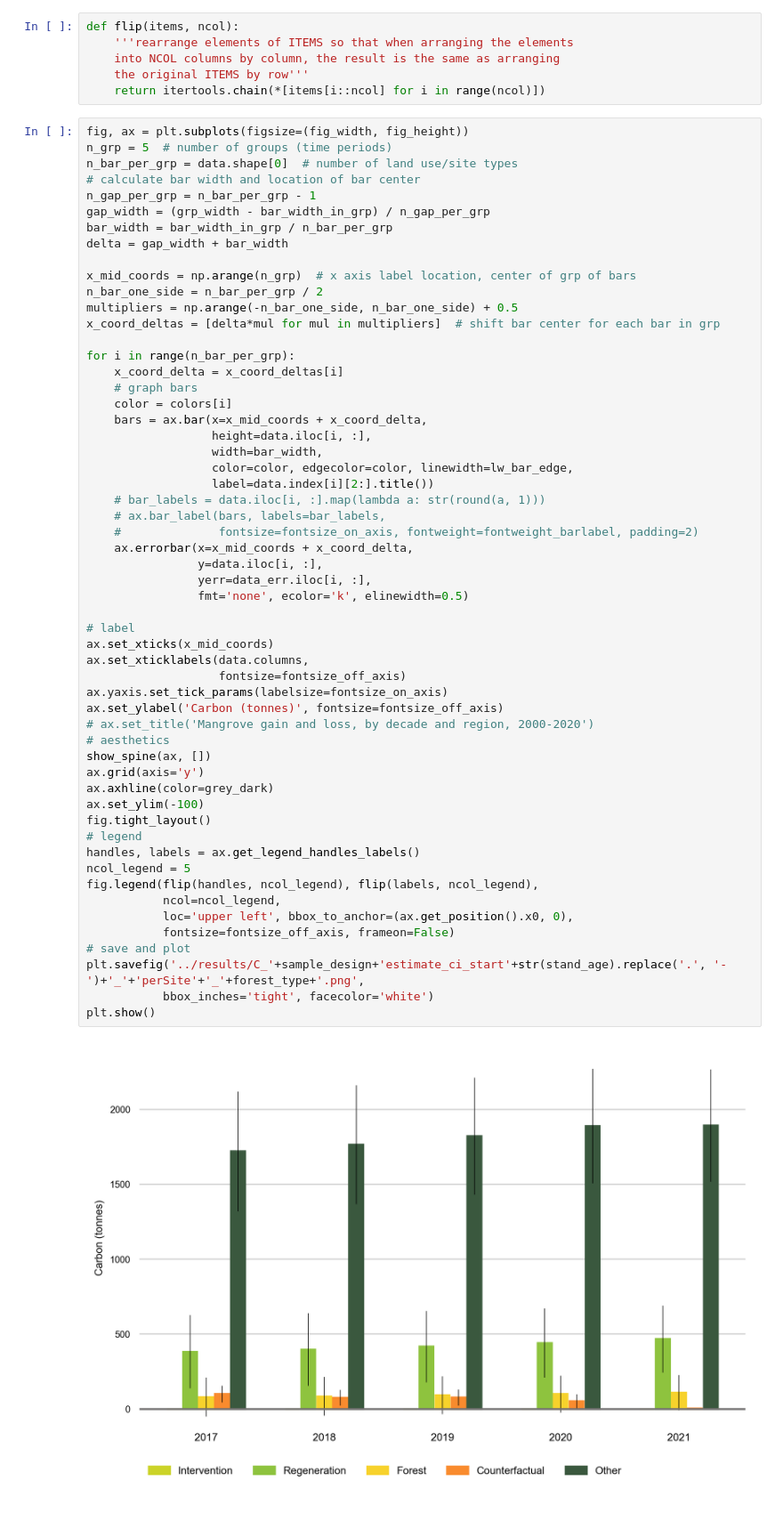
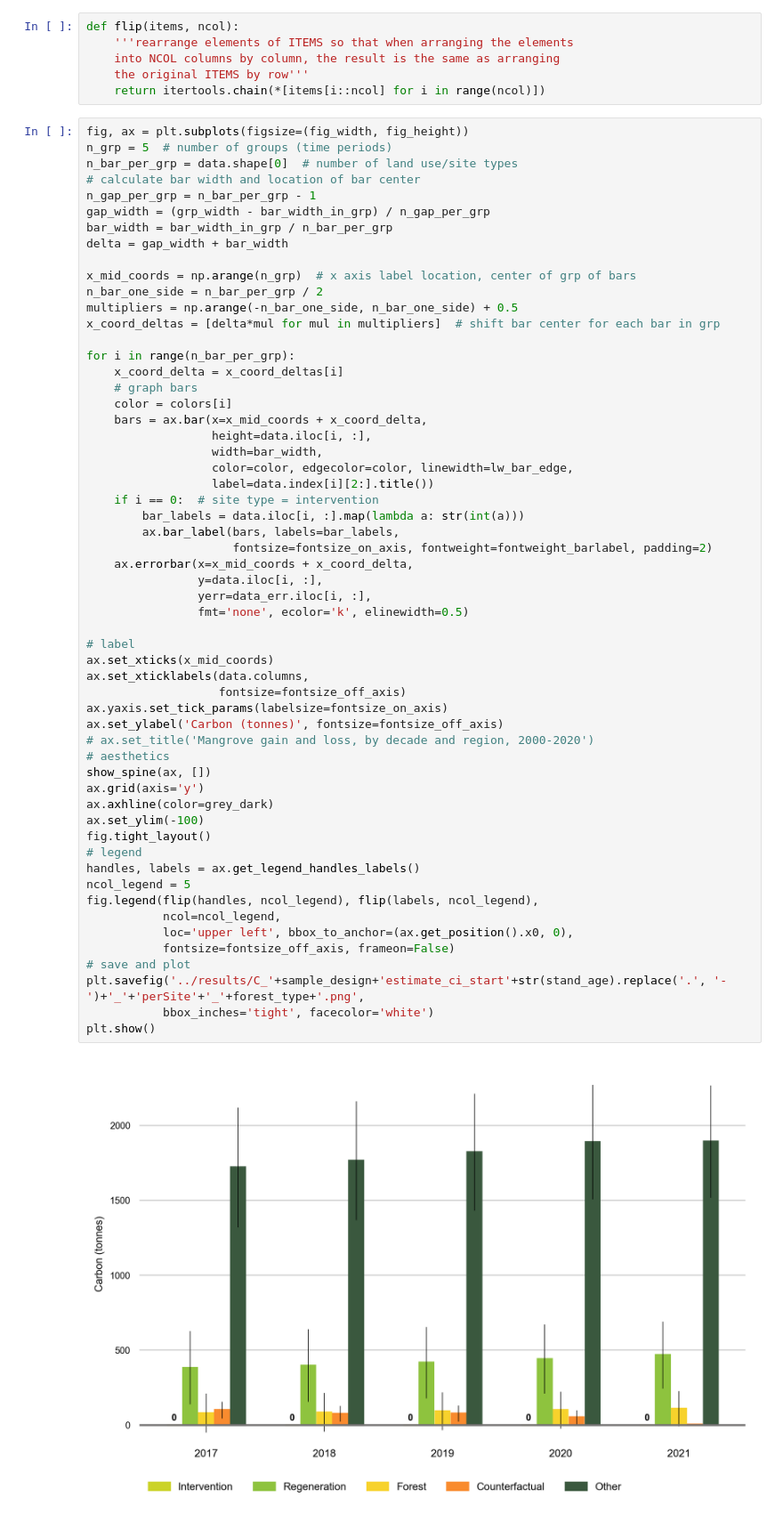
Before and after one commit to Tianchi-Liu/TerraBio, a Jupyter notebook: area_estimation/code/plot_carbon_estimate_uncertainty.ipynb, the cells around one changed output. Shown: that part at 89% size. Drawn from its saved outputs; the diff is of its cells as text.

Commit message:
label invisible bars as 0's

```diff
--- a/area_estimation/code/plot_carbon_estimate_uncertainty.ipynb
+++ b/area_estimation/code/plot_carbon_estimate_uncertainty.ipynb
@@ -205,37 +205,38 @@ for i in range(n_bar_per_grp):
                   width=bar_width,
                   color=color, edgecolor=color, linewidth=lw_bar_edge,
                   label=data.index[i][2:].title())
-    # bar_labels = data.iloc[i, :].map(lambda a: str(round(a, 1)))
-    # ax.bar_label(bars, labels=bar_labels,
-    #              fontsize=fontsize_on_axis, fontweight=fontweight_barlabel, padding=2)
+    if i == 0:  # site type = intervention
+        bar_labels = data.iloc[i, :].map(lambda a: str(int(a)))
+        ax.bar_label(bars, labels=bar_labels,
+                     fontsize=fontsize_on_axis, fontweight=fontweight_barlabel, padding=2)
     ax.errorbar(x=x_mid_coords + x_coord_delta,
                 y=data.iloc[i, :],
                 yerr=data_err.iloc[i, :],
                 fmt='none', ecolor='k', elinewidth=0.5)
 
 # label
 ax.set_xticks(x_mid_coords)
 ax.set_xticklabels(data.columns,
                    fontsize=fontsize_off_axis)
 ax.yaxis.set_tick_params(labelsize=fontsize_on_axis)
 ax.set_ylabel('Carbon (tonnes)', fontsize=fontsize_off_axis)
 # ax.set_title('Mangrove gain and loss, by decade and region, 2000-2020')
 # aesthetics
 show_spine(ax, [])
 ax.grid(axis='y')
 ax.axhline(color=grey_dark)
 ax.set_ylim(-100)
 fig.tight_layout()
 # legend
 handles, labels = ax.get_legend_handles_labels()
 ncol_legend = 5
 fig.legend(flip(handles, ncol_legend), flip(labels, ncol_legend),
            ncol=ncol_legend,
            loc='upper left', bbox_to_anchor=(ax.get_position().x0, 0),
            fontsize=fontsize_off_axis, frameon=False)
 # save and plot
 plt.savefig('../results/C_'+sample_design+'estimate_ci_start'+str(stand_age).replace('.', '-')+'_'+'perSite'+'_'+forest_type+'.png',
            bbox_inches='tight', facecolor='white')
 plt.show()
 # %% [output]
-[figure, old version]
+[figure, new version]
```
Also changed, not shown: 1 other file.
